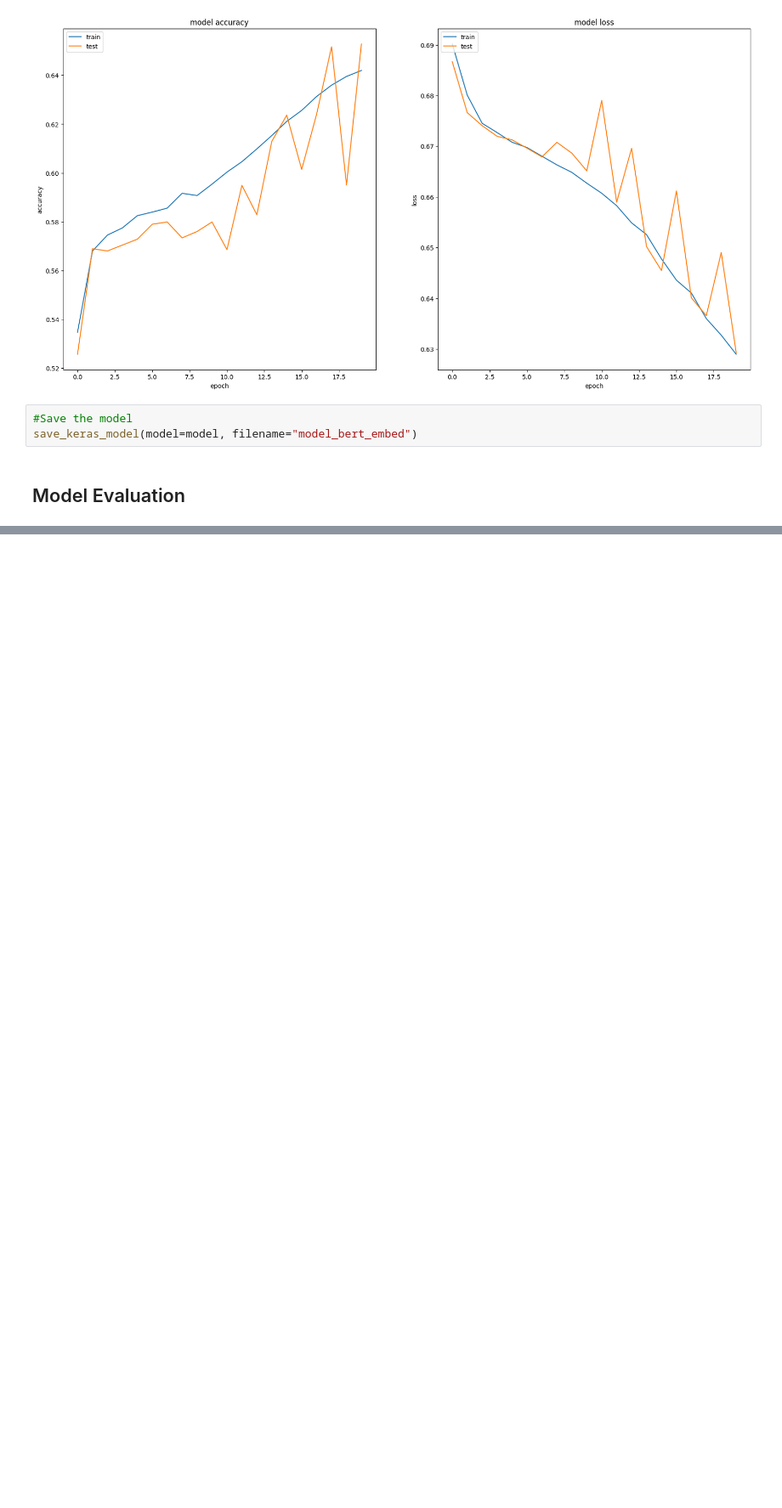
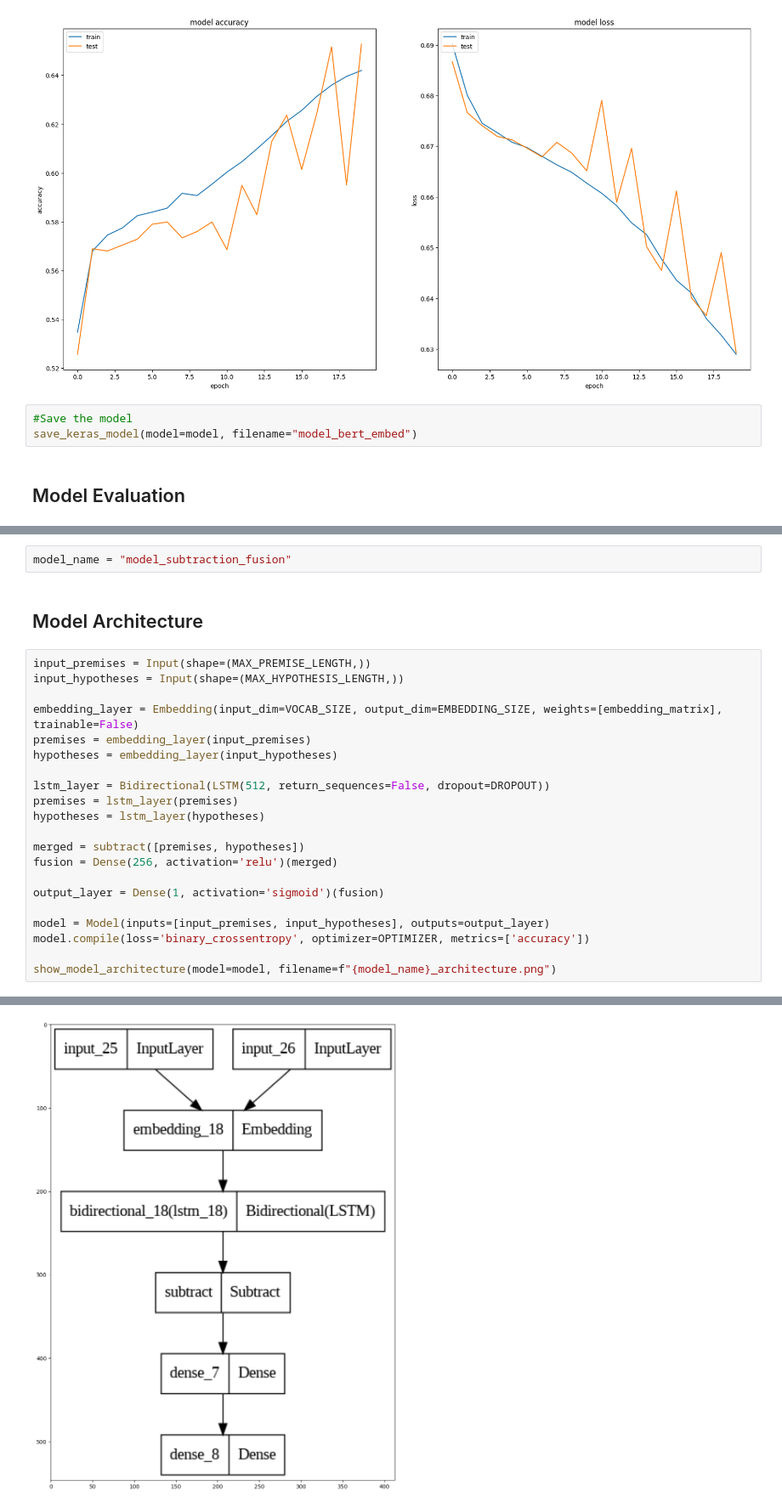
Before and after one commit to DennisKiselev/nlu-coursework, a Jupyter notebook: solution_B/experimentation_bert.ipynb, the cells around one changed output, grey strips where cells are left out. Shown at 85% size. Drawn from its saved outputs; the diff is of its cells as text; blank space fills up the shorter version.

```diff
--- a/solution_B/experimentation_bert.ipynb
+++ b/solution_B/experimentation_bert.ipynb
@@ -355,0 +360,26 @@ test_metrics.head()
+# %%
+model_name = "model_subtraction_fusion"
+# %% [markdown]
+## Model Architecture
+# %%
+input_premises = Input(shape=(MAX_PREMISE_LENGTH,))
+input_hypotheses = Input(shape=(MAX_HYPOTHESIS_LENGTH,))
+
+embedding_layer = Embedding(input_dim=VOCAB_SIZE, output_dim=EMBEDDING_SIZE, weights=[embedding_matrix], trainable=False)
+premises = embedding_layer(input_premises)
+hypotheses = embedding_layer(input_hypotheses)
+
+lstm_layer = Bidirectional(LSTM(512, return_sequences=False, dropout=DROPOUT))
+premises = lstm_layer(premises)
+hypotheses = lstm_layer(hypotheses)
+
+merged = subtract([premises, hypotheses])
+fusion = Dense(256, activation='relu')(merged)
+
+output_layer = Dense(1, activation='sigmoid')(fusion)
+
+model = Model(inputs=[input_premises, input_hypotheses], outputs=output_layer)
+model.compile(loss='binary_crossentropy', optimizer=OPTIMIZER, metrics=['accuracy'])
+
+show_model_architecture(model=model, filename=f"{model_name}_architecture.png")
+# %% [output]
@@ -355,0 +403 @@ test_metrics.head()
+[figure, added]
```
Also changed, not shown: parts of 32 cells of this notebook, 14 other files.
